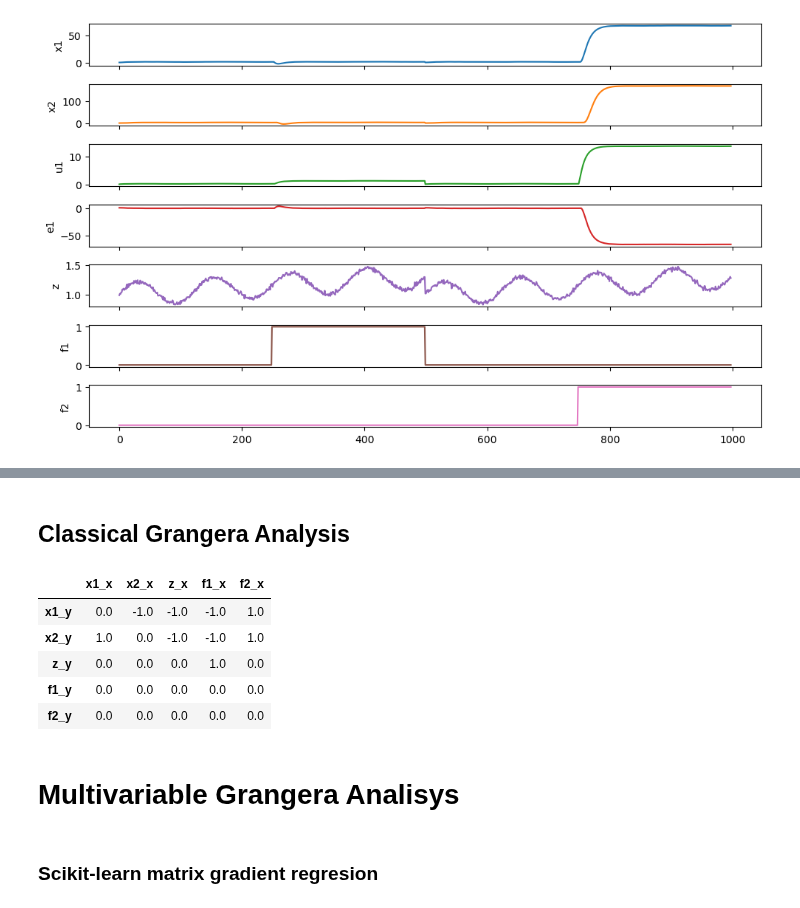
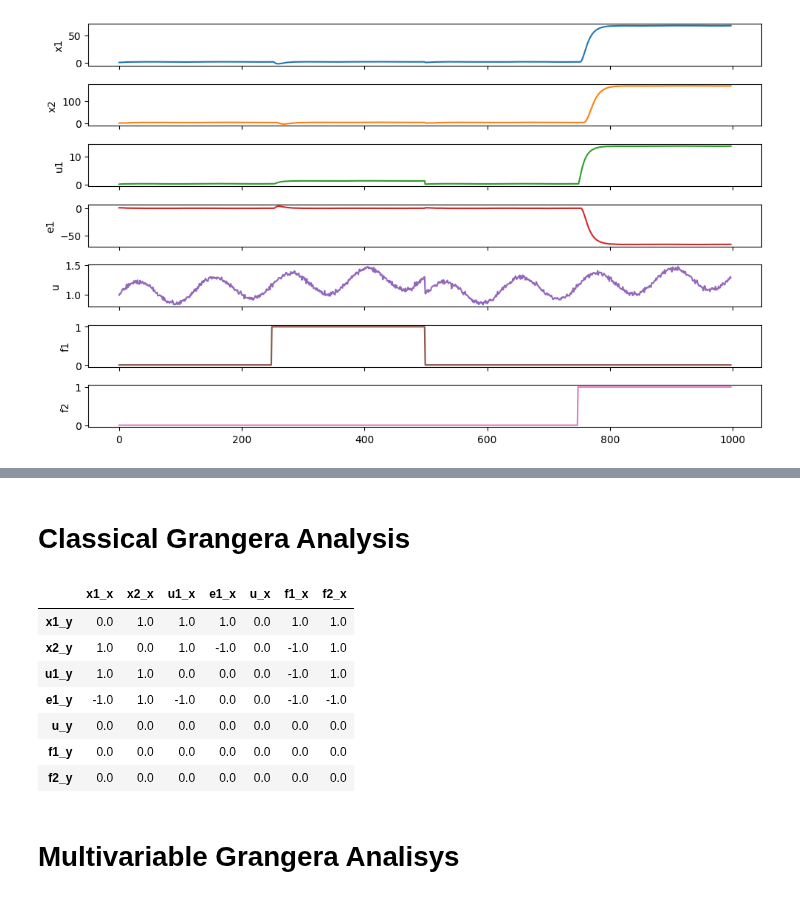
Before and after one commit to Smoldersob/EnhancedGrangerCausalAnalysis, a Jupyter notebook: example/PID_reg.ipynb, the cells around one changed output, grey strips where cells are left out. Drawn from its saved outputs; the diff is of its cells as text; code cells hidden in the pictures.

```diff
--- a/example/PID_reg.ipynb
+++ b/example/PID_reg.ipynb
@@ -21,8 +15,5 @@ pandas.core.frame.DataFrame
 # %%
 #Załaduj dane
-dane=pd.read_csv("fault_sensitivity-main/fault_sensitivity-main/data/f1_myex4.csv",sep=";",index_col='Unnamed: 0')
-dane2=pd.read_csv("fault_sensitivity-main/fault_sensitivity-main/data/f2_myex4.csv",sep=";",index_col='Unnamed: 0')
+dane=pd.read_csv("PID_fault1.csv",sep=";",index_col='Unnamed: 0')
+dane2=pd.read_csv("PID_fault2.csv",sep=";",index_col='Unnamed: 0')
 data_df = pd.concat([dane,dane2], ignore_index=True)
-data_df = data_df.drop(data_df.columns[data_df.var()<=0], axis=1)
-data_df=data_df.dropna()
-data_df.rename(columns={'u': 'z'}, inplace=True)
@@ -129,15 +35,15 @@ dtype: int64
 # %% [markdown]
-## Classical Grangera Analysis
+# Classical Grangera Analysis
-# %%
-CGA.grangers_causation_matrix(data_df.copy(),test="ssr_ftest",effects=data_df.columns[:-5].to_list()+data_df.columns[-3:].to_list(),causes=data_df.columns[:-5].to_list()+data_df.columns[-3:].to_list())
-# %% [output]
-|  | x1_x | x2_x | z_x | f1_x | f2_x |
-| x1_y | 0.0 | -1.0 | -1.0 | -1.0 | 1.0 |
-| x2_y | 1.0 | 0.0 | -1.0 | -1.0 | 1.0 |
-| z_y | 0.0 | 0.0 | 0.0 | 1.0 | 0.0 |
-| f1_y | 0.0 | 0.0 | 0.0 | 0.0 | 0.0 |
-| f2_y | 0.0 | 0.0 | 0.0 | 0.0 | 0.0 |
+# %%
+CGA.grangers_causation_matrix(data_df.copy(),test="ssr_ftest")
+# %% [output]
+|  | x1_x | x2_x | u1_x | e1_x | u_x | f1_x | f2_x |
+| x1_y | 0.0 | 1.0 | 1.0 | 1.0 | 0.0 | 1.0 | 1.0 |
+| x2_y | 1.0 | 0.0 | 1.0 | -1.0 | 0.0 | -1.0 | 1.0 |
+| u1_y | 1.0 | 1.0 | 0.0 | 0.0 | 0.0 | -1.0 | 1.0 |
+| e1_y | -1.0 | 1.0 | -1.0 | 0.0 | 0.0 | -1.0 | -1.0 |
+| u_y | 0.0 | 0.0 | 0.0 | 0.0 | 0.0 | 0.0 | 0.0 |
+| f1_y | 0.0 | 0.0 | 0.0 | 0.0 | 0.0 | 0.0 | 0.0 |
+| f2_y | 0.0 | 0.0 | 0.0 | 0.0 | 0.0 | 0.0 | 0.0 |
 # %% [markdown]
 # Multivariable Grangera Analisys
-# %% [markdown]
-### Scikit-learn matrix gradient regresion
```
Also changed, not shown: parts of 67 cells of this notebook.
